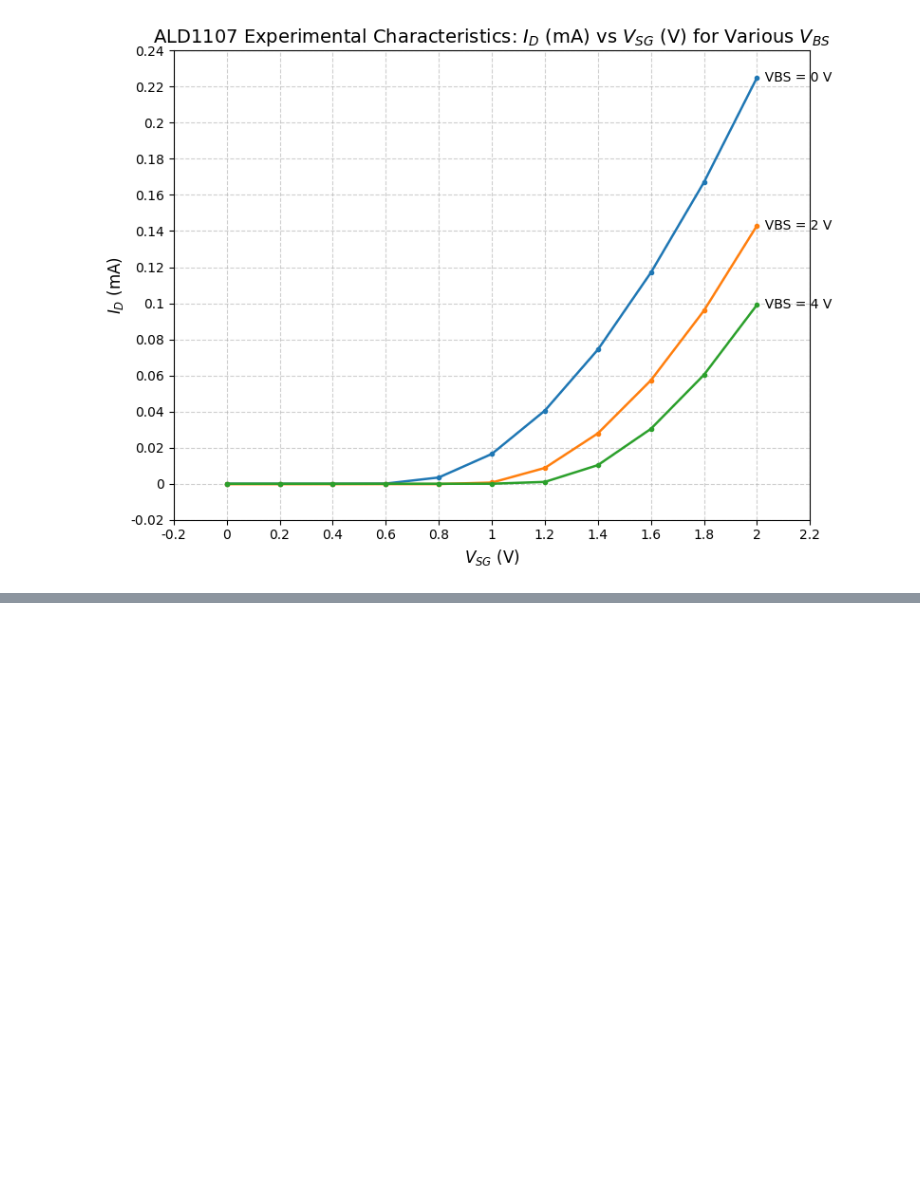
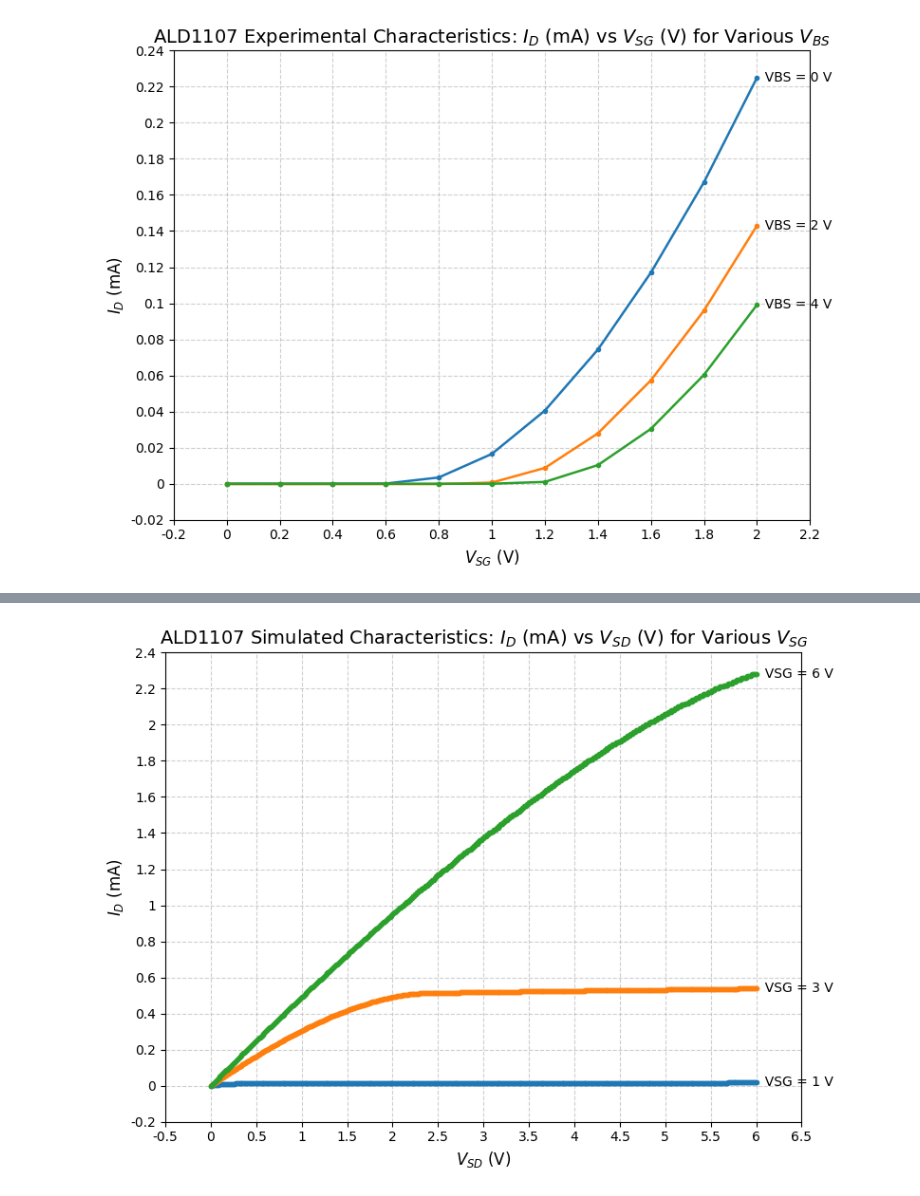
Before and after one commit to emaggyar12/335labs, a Jupyter notebook: lab5/graphs.ipynb, the cells around one changed output, grey strips where cells are left out. Cells and saved outputs as stored; diff of their text form; code cells hidden in the pictures; blank space fills up the shorter version.

```diff
--- a/lab5/graphs.ipynb
+++ b/lab5/graphs.ipynb
@@ -160,0 +210,12 @@ plot_family_curves(title, x_ax, y_ax, df, group_col='vbs', x_col='vsg', y_col='i
+# %%
+# Plotting simulated PMOS characteristics
+
+title  = r"ALD1107 Simulated Characteristics: $I_D$ (mA) vs $V_{SD}$ (V) for Various $V_{SG}$"
+x_ax   = r"$V_{SD}$ (V)"
+y_ax   = r"$I_D$ (mA)"
+
+# Group by VGS stored in 'vgg'; plot ID ('ol='irg', y_scale=1000.0)irg') vs VDS ('vds'), scale A→mA
+df = pd.read_csv('pmos/data_sim - pmos_id_vsg.csv')
+plot_family_curves(title, x_ax, y_ax, df, group_col='vsg', x_col='vsd', y_col='irg', y_scale=1000.0)
+# %% [output]
+[figure, added]
```
Also changed, not shown: parts of 5 cells of this notebook, 4 other files.
